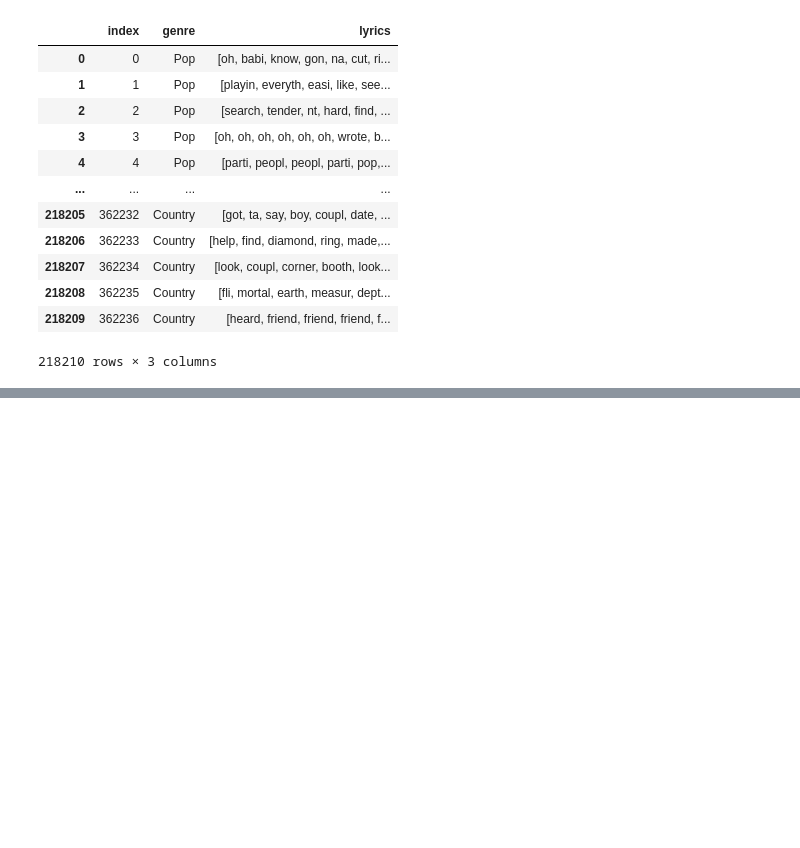
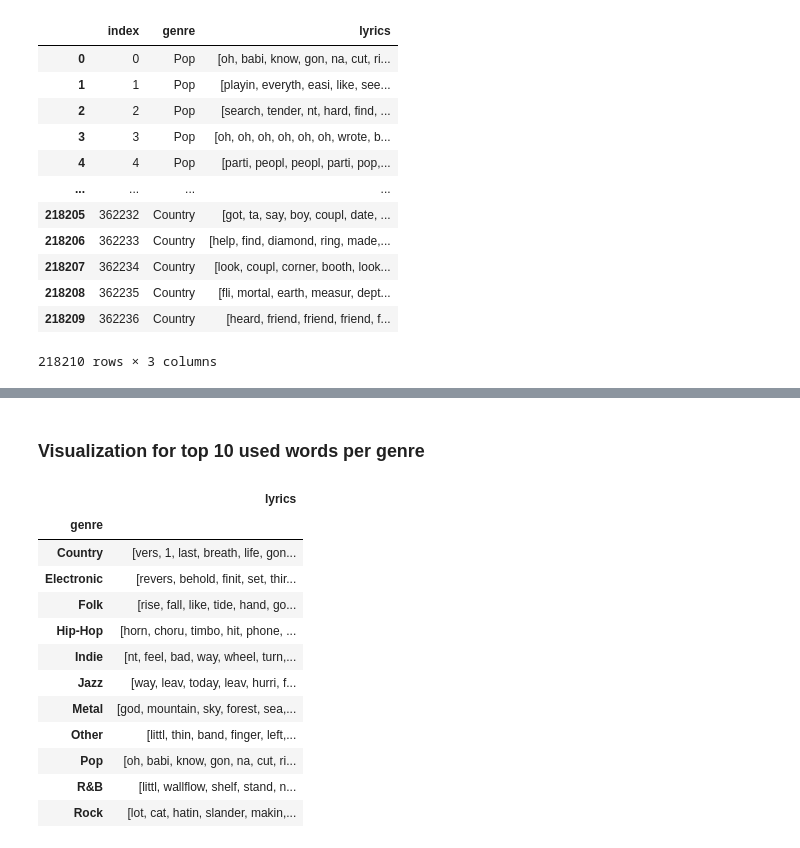
Before and after one commit to PranavNair01/Song_Genre_Classifier, a Jupyter notebook: source_code.ipynb, the cells around one changed output, grey strips where cells are left out. Saved outputs shown, nothing was run; the diff lists cells and outputs as text; code cells hidden in the pictures; blank space fills up the shorter version.

```diff
--- a/source_code.ipynb
+++ b/source_code.ipynb
@@ -262,0 +290,22 @@ english_lyrics
+# %% [markdown]
+### Visualization for top 10 used words per genre
+# %%
+word_genre_df = english_lyrics.groupby('genre')
+word_genre_agg_df = word_genre_df.agg({'lyrics': lambda x: list(x)})
+for i in range(word_genre_agg_df['lyrics'].shape[0]):
+    word_genre_agg_df['lyrics'][i] = word_genre_agg_df['lyrics'][i][0]
+word_genre_agg_df
+# %% [output]
+|  | lyrics |
+| genre |  |
+| Country | [vers, 1, last, breath, life, gon... |
+| Electronic | [revers, behold, finit, set, thir... |
+| Folk | [rise, fall, like, tide, hand, go... |
+| Hip-Hop | [horn, choru, timbo, hit, phone, ... |
+| Indie | [nt, feel, bad, way, wheel, turn,... |
+| Jazz | [way, leav, today, leav, hurri, f... |
+| Metal | [god, mountain, sky, forest, sea,... |
+| Other | [littl, thin, band, finger, left,... |
+| Pop | [oh, babi, know, gon, na, cut, ri... |
+| R&B | [littl, wallflow, shelf, stand, n... |
+| Rock | [lot, cat, hatin, slander, makin,... |
```
Also changed, not shown: parts of 6 cells of this notebook.
